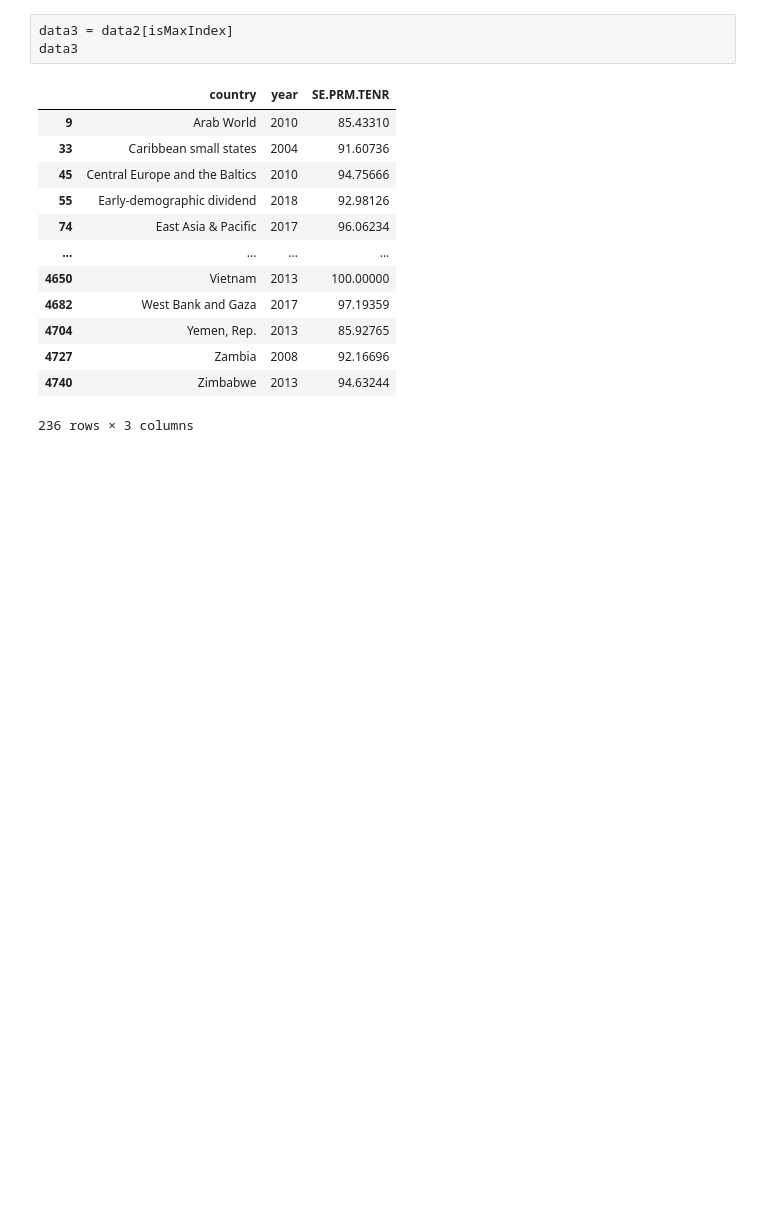
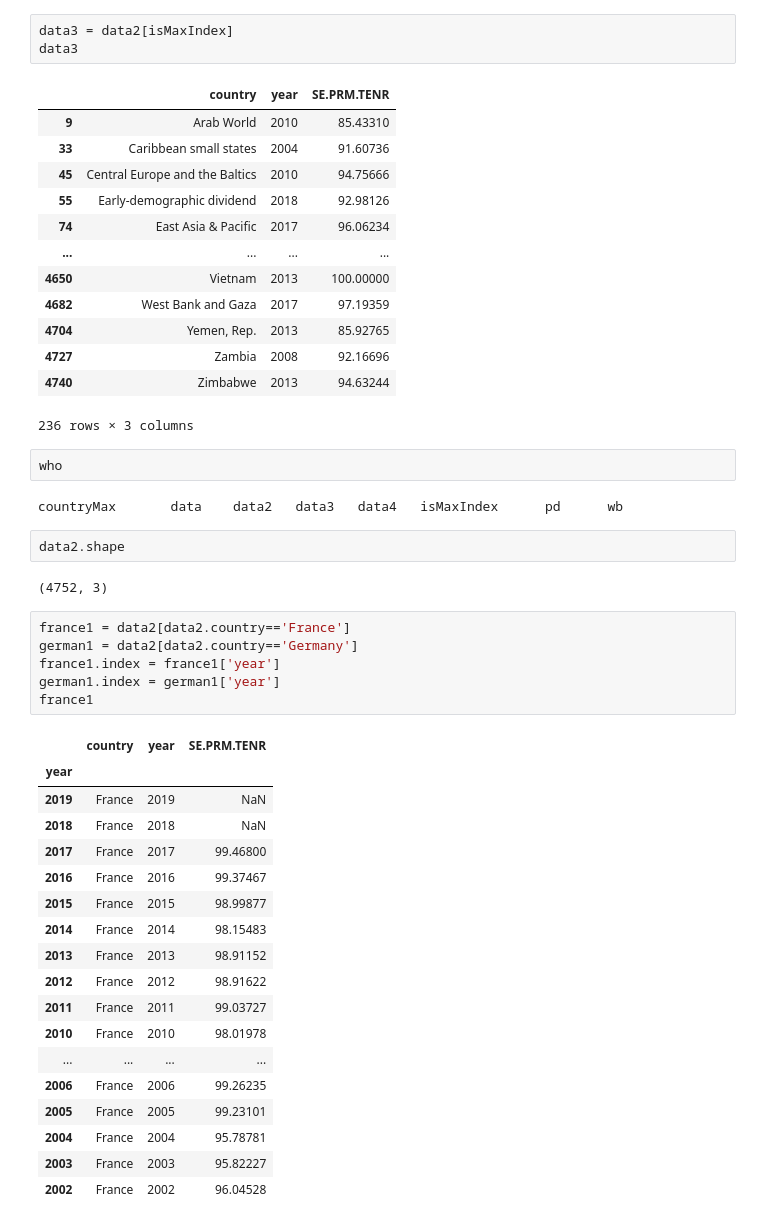
Before and after one commit to viviyin/bdpy, a Jupyter notebook: notebook/demo89.ipynb, the cells around one changed output. Drawn from its saved outputs; the diff is of its cells as text; blank space fills up the shorter version.

```diff
--- a/notebook/demo89.ipynb
+++ b/notebook/demo89.ipynb
@@ -147,3 +147,36 @@ data3
 | 4727 | Zambia | 2008 | 92.16696 |
 | 4740 | Zimbabwe | 2013 | 94.63244 |
 236 rows × 3 columns
+# %%
+who
+# %% [output]
+countryMax       data    data2   data3   data4   isMaxIndex      pd      wb
+# %%
+data2.shape
+# %% [output]
+(4752, 3)
+# %%
+france1 = data2[data2.country=='France']
+german1 = data2[data2.country=='Germany']
+france1.index = france1['year']
+german1.index = german1['year']
+france1
+# %% [output]
+|  | country | year | SE.PRM.TENR |
+| year |  |  |  |
+| 2019 | France | 2019 | NaN |
+| 2018 | France | 2018 | NaN |
+| 2017 | France | 2017 | 99.46800 |
+| 2016 | France | 2016 | 99.37467 |
+| 2015 | France | 2015 | 98.99877 |
+| 2014 | France | 2014 | 98.15483 |
+| 2013 | France | 2013 | 98.91152 |
+| 2012 | France | 2012 | 98.91622 |
+| 2011 | France | 2011 | 99.03727 |
+| 2010 | France | 2010 | 98.01978 |
+| ... | ... | ... | ... |
+| 2006 | France | 2006 | 99.26235 |
+| 2005 | France | 2005 | 99.23101 |
+| 2004 | France | 2004 | 95.78781 |
+| 2003 | France | 2003 | 95.82227 |
+| 2002 | France | 2002 | 96.04528 |
```
Also changed, not shown: parts of 10 cells of this notebook, 24 other files.
